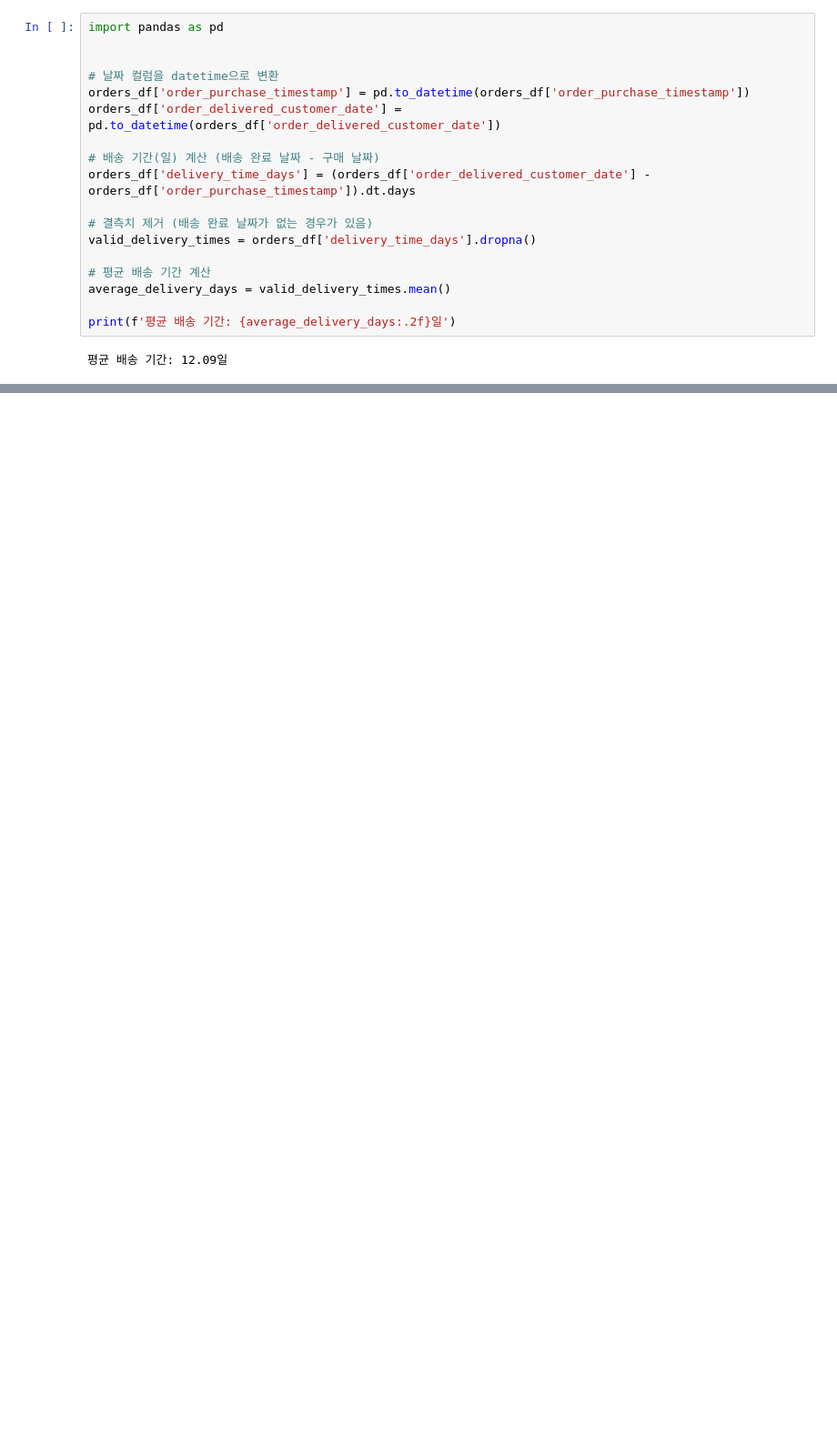
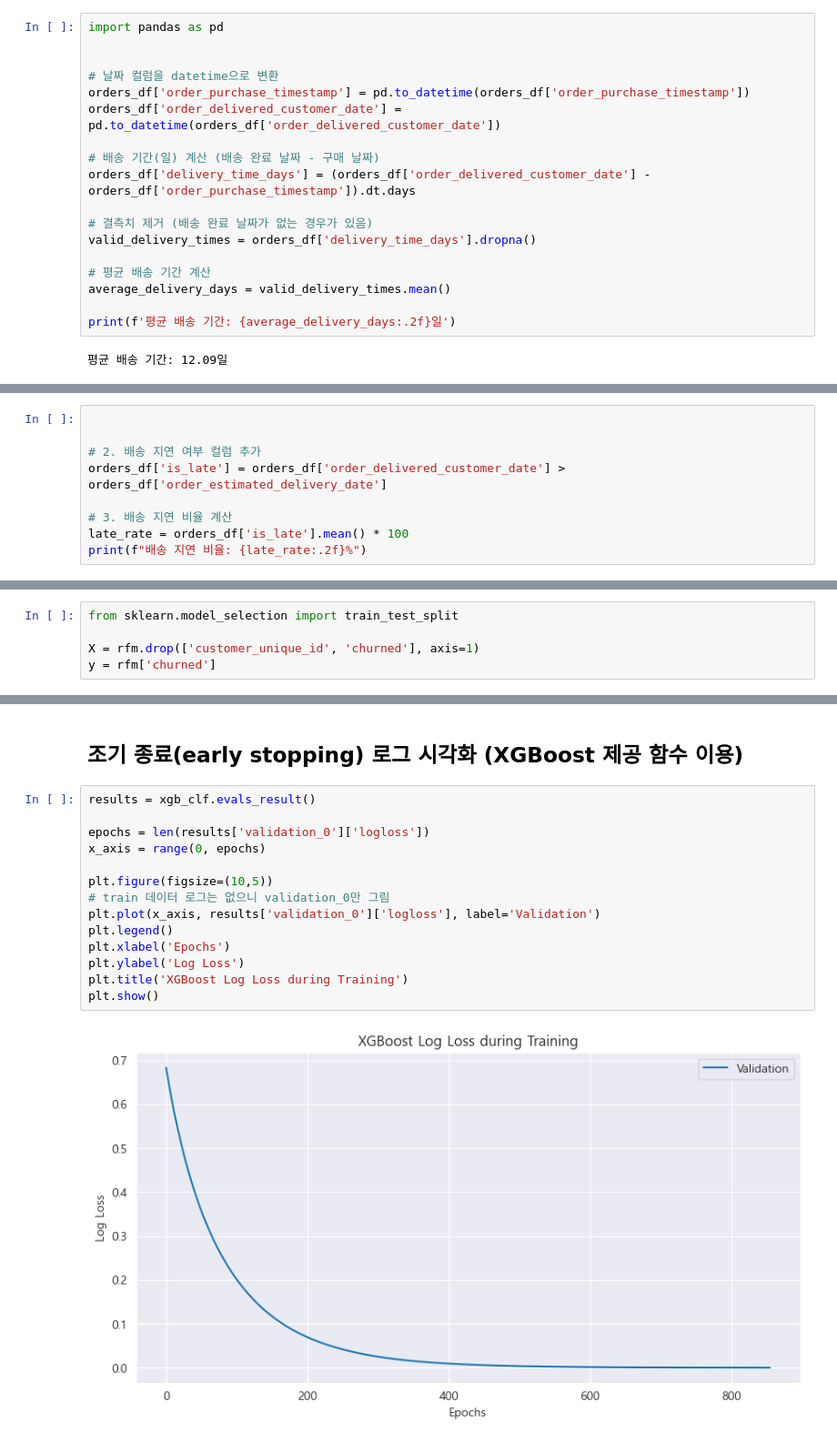
Before and after one commit to jinijini20/SKN14-2nd-5Team, a Jupyter notebook: LeeWonjeehui/oli_market_Eda.ipynb, the cells around one changed output, grey strips where cells are left out. Shown: that part at 91% size. Cells and saved outputs as stored; diff of their text form; blank space fills up the shorter version.

```diff
--- a/LeeWonjeehui/oli_market_Eda.ipynb
+++ b/LeeWonjeehui/oli_market_Eda.ipynb
@@ -840,0 +464,9 @@ weighted avg       0.77      0.61      0.66       959
+# %%
+
+
+# 2. 배송 지연 여부 컬럼 추가
+orders_df['is_late'] = orders_df['order_delivered_customer_date'] > orders_df['order_estimated_delivery_date']
+
+# 3. 배송 지연 비율 계산
+late_rate = orders_df['is_late'].mean() * 100
+print(f"배송 지연 비율: {late_rate:.2f}%")
@@ -840,0 +837,5 @@ weighted avg       0.77      0.61      0.66       959
+# %%
+from sklearn.model_selection import train_test_split
+
+X = rfm.drop(['customer_unique_id', 'churned'], axis=1)
+y = rfm['churned']
@@ -840,0 +1008,18 @@ weighted avg       0.77      0.61      0.66       959
+# %% [markdown]
+## 조기 종료(early stopping) 로그 시각화 (XGBoost 제공 함수 이용)
+# %%
+results = xgb_clf.evals_result()
+
+epochs = len(results['validation_0']['logloss'])
+x_axis = range(0, epochs)
+
+plt.figure(figsize=(10,5))
+# train 데이터 로그는 없으니 validation_0만 그림
+plt.plot(x_axis, results['validation_0']['logloss'], label='Validation')
+plt.legend()
+plt.xlabel('Epochs')
+plt.ylabel('Log Loss')
+plt.title('XGBoost Log Loss during Training')
+plt.show()
+# %% [output]
+[figure, added]
```
Also changed, not shown: parts of 134 cells of this notebook, 2 other files.
